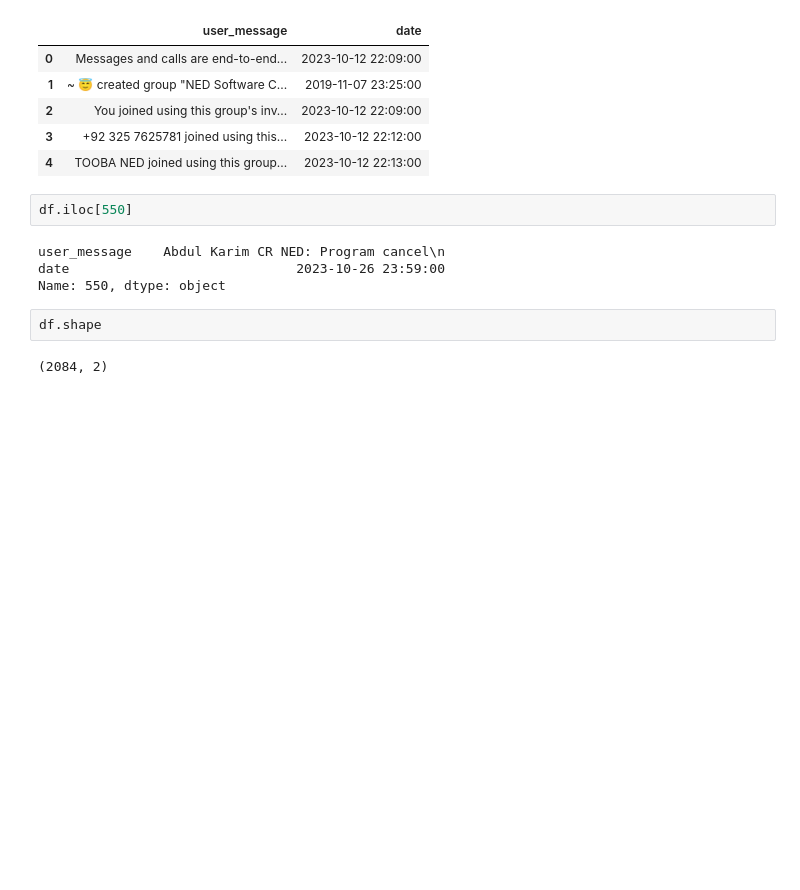
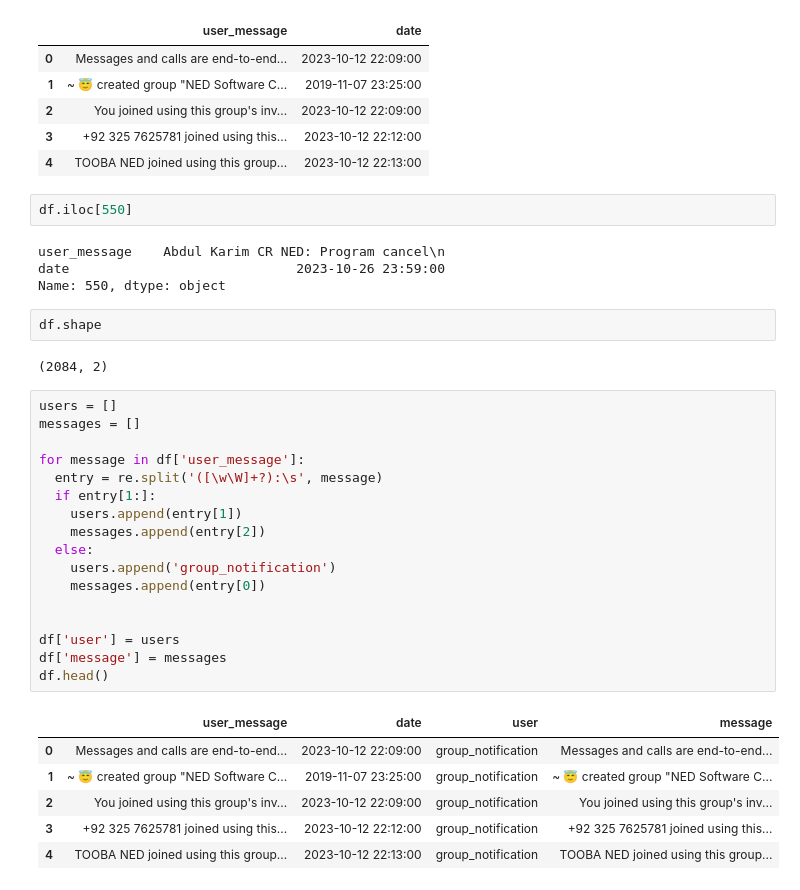
Before and after one commit to M-Awwab-Khan/whatsapp-chat-analyzer, a Jupyter notebook: whatsapp_chat_analysis.ipynb, the cells around one changed output. Saved outputs shown, nothing was run; the diff lists cells and outputs as text; blank space fills up the shorter version.

Commit message:
message and user separated using regexp

```diff
--- a/whatsapp_chat_analysis.ipynb
+++ b/whatsapp_chat_analysis.ipynb
@@ -92,3 +92,27 @@ Name: 550, dtype: object
 df.shape
 # %% [output]
 (2084, 2)
+# %%
+users = []
+messages = []
+
+for message in df['user_message']:
+  entry = re.split('([\w\W]+?):\s', message)
+  if entry[1:]:
+    users.append(entry[1])
+    messages.append(entry[2])
+  else:
+    users.append('group_notification')
+    messages.append(entry[0])
+
+
+df['user'] = users
+df['message'] = messages
+df.head()
+# %% [output]
+|  | user_message | date | user | message |
+| 0 | Messages and calls are end-to-end... | 2023-10-12 22:09:00 | group_notification | Messages and calls are end-to-end... |
+| 1 | ~ 😇 created group "NED Software C... | 2019-11-07 23:25:00 | group_notification | ~ 😇 created group "NED Software C... |
+| 2 | You joined using this group's inv... | 2023-10-12 22:09:00 | group_notification | You joined using this group's inv... |
+| 3 | +92 325 7625781 joined using this... | 2023-10-12 22:12:00 | group_notification | +92 325 7625781 joined using this... |
+| 4 | TOOBA NED joined using this group... | 2023-10-12 22:13:00 | group_notification | TOOBA NED joined using this group... |
```
Also changed, not shown: parts of 1 cell of this notebook.
